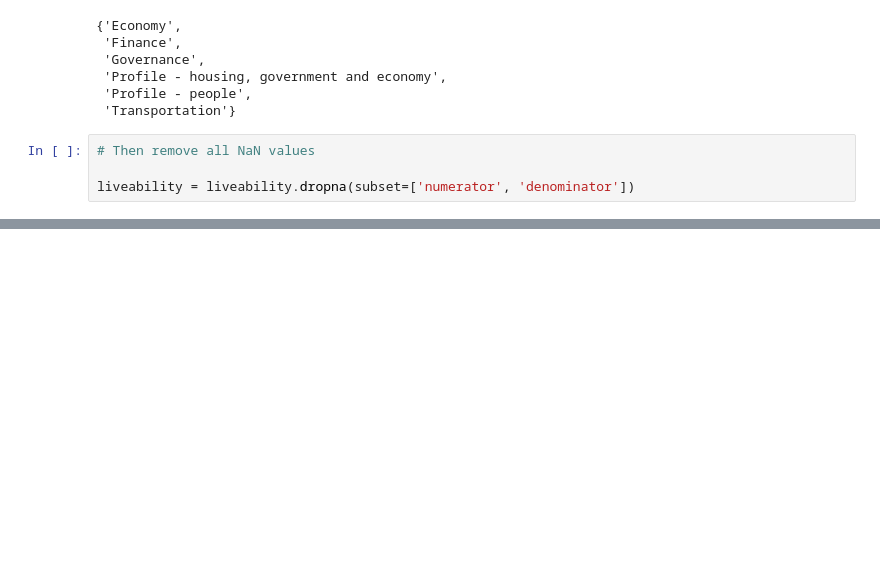
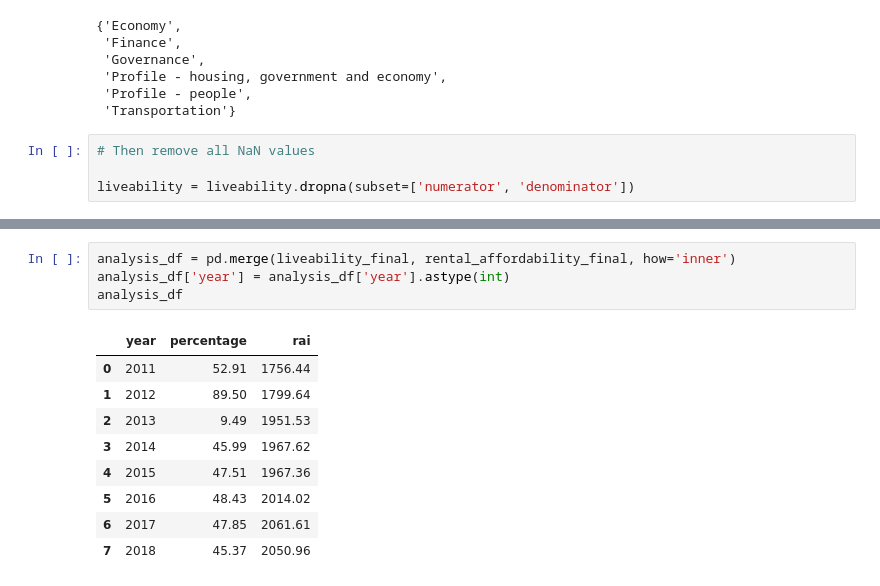
Before and after one commit to Harish-2502/CCC-Team-72, a Jupyter notebook: backend/livability_affordability modelling.ipynb, the cells around one changed output, grey strips where cells are left out. Cells and saved outputs as stored; diff of their text form; blank space fills up the shorter version.

```diff
--- a/backend/livability_affordability modelling.ipynb
+++ b/backend/livability_affordability modelling.ipynb
@@ -305,0 +292,14 @@ Round the numbers to the nearest whole. Thus, our final conclusion can be:
+# %%
+analysis_df = pd.merge(liveability_final, rental_affordability_final, how='inner')
+analysis_df['year'] = analysis_df['year'].astype(int)
+analysis_df
+# %% [output]
+|  | year | percentage | rai |
+| 0 | 2011 | 52.91 | 1756.44 |
+| 1 | 2012 | 89.50 | 1799.64 |
+| 2 | 2013 | 9.49 | 1951.53 |
+| 3 | 2014 | 45.99 | 1967.62 |
+| 4 | 2015 | 47.51 | 1967.36 |
+| 5 | 2016 | 48.43 | 2014.02 |
+| 6 | 2017 | 47.85 | 2061.61 |
+| 7 | 2018 | 45.37 | 2050.96 |
```
Also changed, not shown: parts of 39 cells of this notebook.
